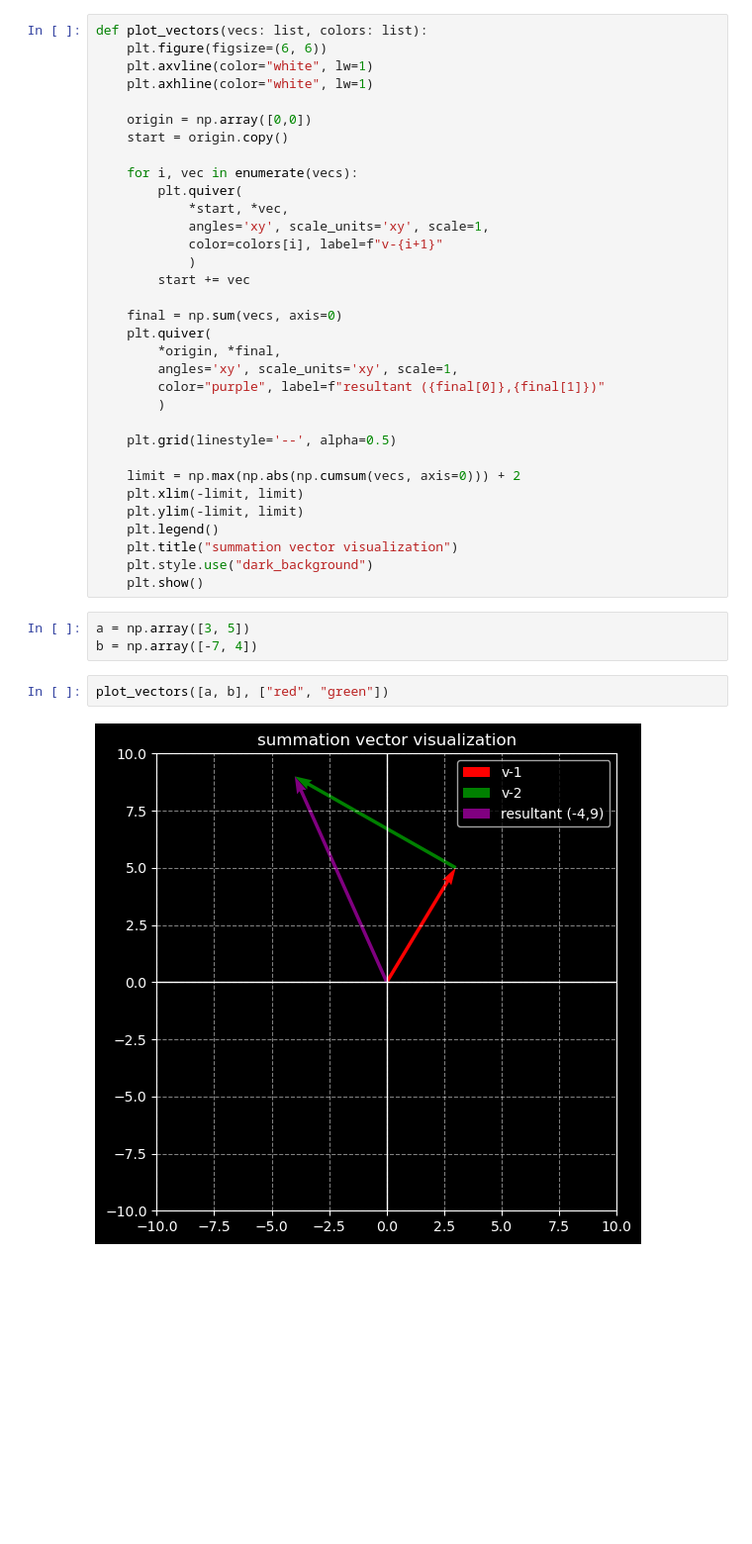
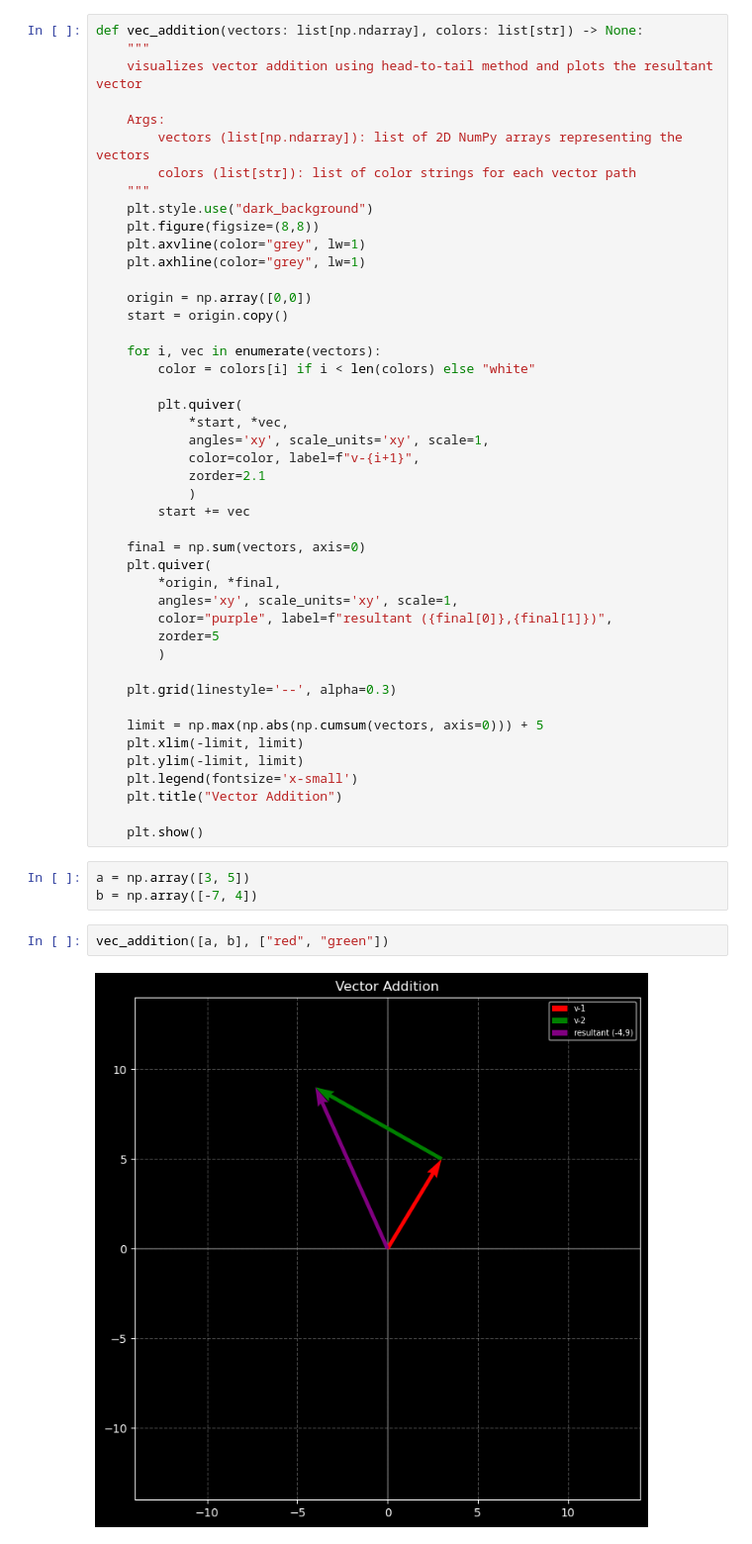
Before and after one commit to hafidzrafi/Math-for-AI, a Jupyter notebook: vector.ipynb, the cells around one changed output. Shown: that part at 99% size. Drawn from its saved outputs; the diff is of its cells as text; blank space fills up the shorter version.

```diff
--- a/vector.ipynb
+++ b/vector.ipynb
@@ -2,45 +2,57 @@
 import numpy as np
 import matplotlib.pyplot as plt
 # %%
-def plot_vectors(vecs: list, colors: list):
-    plt.figure(figsize=(6, 6))
-    plt.axvline(color="white", lw=1)
-    plt.axhline(color="white", lw=1)
+def vec_addition(vectors: list[np.ndarray], colors: list[str]) -> None:
+    """
+    visualizes vector addition using head-to-tail method and plots the resultant vector
+
+    Args:
+        vectors (list[np.ndarray]): list of 2D NumPy arrays representing the vectors
+        colors (list[str]): list of color strings for each vector path
+    """
+    plt.style.use("dark_background")
+    plt.figure(figsize=(8,8))
+    plt.axvline(color="grey", lw=1)
+    plt.axhline(color="grey", lw=1)
 
     origin = np.array([0,0])
     start = origin.copy()
 
-    for i, vec in enumerate(vecs):
+    for i, vec in enumerate(vectors):
+        color = colors[i] if i < len(colors) else "white"
+
         plt.quiver(
             *start, *vec,
             angles='xy', scale_units='xy', scale=1,
-            color=colors[i], label=f"v-{i+1}"
+            color=color, label=f"v-{i+1}",
+            zorder=2.1
             )
         start += vec
 
-    final = np.sum(vecs, axis=0)
+    final = np.sum(vectors, axis=0)
     plt.quiver(
         *origin, *final,
         angles='xy', scale_units='xy', scale=1,
-        color="purple", label=f"resultant ({final[0]},{final[1]})"
+        color="purple", label=f"resultant ({final[0]},{final[1]})",
+        zorder=5
         )
 
-    plt.grid(linestyle='--', alpha=0.5)
+    plt.grid(linestyle='--', alpha=0.3)
 
-    limit = np.max(np.abs(np.cumsum(vecs, axis=0))) + 2
+    limit = np.max(np.abs(np.cumsum(vectors, axis=0))) + 5
     plt.xlim(-limit, limit)
     plt.ylim(-limit, limit)
-    plt.legend()
-    plt.title("summation vector visualization")
-    plt.style.use("dark_background")
+    plt.legend(fontsize='x-small')
+    plt.title("Vector Addition")
+
     plt.show()
 # %%
 a = np.array([3, 5])
 b = np.array([-7, 4])
 # %%
-plot_vectors([a, b], ["red", "green"])
+vec_addition([a, b], ["red", "green"])
 # %% [output]
-[figure, old version]
+[figure, new version]
 # %%
 up = np.array([0,5])
 down = np.array([0,-5])
```
Also changed, not shown: parts of 1 cell of this notebook.
